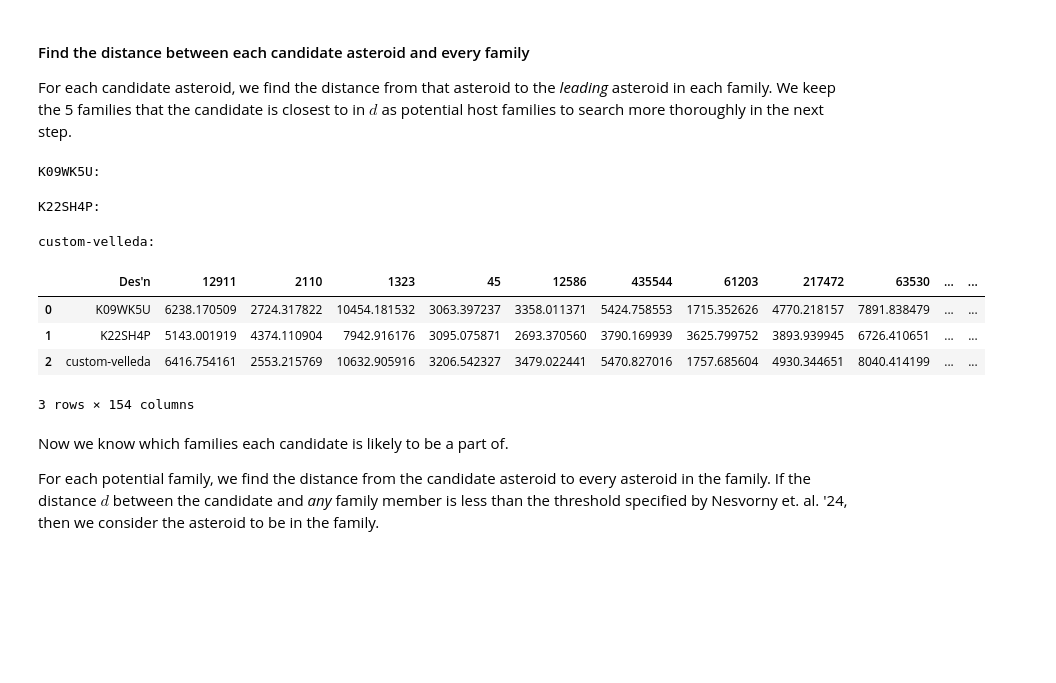
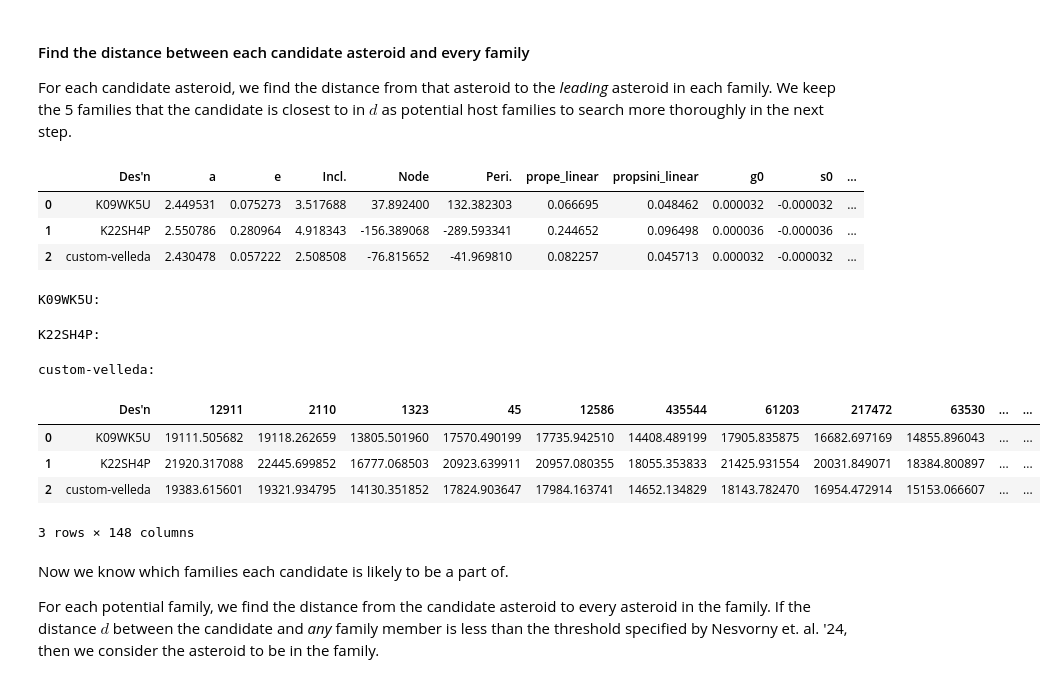
Before and after one commit to YangShen31/proper_elements_prediction, a Jupyter notebook: full_pipeline.ipynb, the cells around one changed output. Cells and saved outputs as stored; diff of their text form; code cells hidden in the pictures; blank space fills up the shorter version.

```diff
--- a/full_pipeline.ipynb
+++ b/full_pipeline.ipynb
@@ -163,7 +160,7 @@ merged_df
 | 2 | custom-velleda | 2.430478 | 0.057222 | 0.046103 | 3.058625 | 1.229569 |
 # %%
 # Load nesvorny dataset
-df = pd.read_csv("data/merged_elements.csv")
+df = pd.read_csv("data/nesvorny_catalog_dataset.csv")
 # Verify that we correctly integrated backwards
 # a and e should match the first row in the above table exactly, Incl., Node, and Peri. need to be converted from deg to rad to match
 df[df["Des'n"] == "K09WK5U"][['a', 'e', 'Incl.', 'Node', 'Peri.']]
@@ -200,12 +280,9 @@ merged_df['s0'] = s0_list
 # Step 3. Predict the Proper Elements
 # %%
 # Calculate feature vector for each asteroid
-merged_df["prope_h"] = np.abs(merged_df["prope_h"])
-merged_df["propsini_h"] = np.abs(merged_df["propsini_h"])
-
-node = merged_df["Node"]
-peri = merged_df["Peri."]
-inc = merged_df["Incl."]
+node = np.deg2rad(merged_df["Node"])
+peri = np.deg2rad(merged_df["Peri."])
+inc = np.deg2rad(merged_df["Incl."])
 
 merged_df["ecospo"] = merged_df["e"] * np.cos(node + peri)
 merged_df["esinpo"] = merged_df["e"] * np.sin(node + peri)
@@ -219,11 +296,11 @@ final_model_inc = xgb.XGBRegressor()
 final_model_inc.load_model("data/models/best_model_inc_final.xgb")
 # %%
 # Use models to estimate proper elements, which will be stored in "pred_e" and "pred_sini"
-features_e = ['sinicosO', 'sinisinO', 'ecospo', 'esinpo', 'a', 'prope_h']
-features_inc = ['sinicosO', 'sinisinO', 'ecospo', 'esinpo', 'a', 'propsini_h']
+features_e = ['sinicosO', 'sinisinO', 'ecospo', 'esinpo', 'a', 'prope_linear']
+features_inc = ['sinicosO', 'sinisinO', 'ecospo', 'esinpo', 'a', 'propsini_linear']
 
 dele = final_model_e.predict(merged_df[features_e])
 delsini = final_model_inc.predict(merged_df[features_inc])
 
 merged_df["pred_e"] = merged_df["e"] + dele
-merged_df["pred_sini"] = np.sin(merged_df["Incl."]) + delsini
+merged_df["pred_sini"] = np.sin(np.deg2rad(merged_df["Incl."])) + delsini
@@ -338,9 +429,16 @@ for family_number, file_path in family_file_map.items():
 #### Find the distance between each candidate asteroid and every family
 
 For each candidate asteroid, we find the distance from that asteroid to the *leading* asteroid in each family. We keep the 5 families that the candidate is closest to in $d$ as potential host families to search more thoroughly in the next step.
+# %%
+merged_df.head()
+# %% [output]
+|  | Des'n | a | e | Incl. | Node | Peri. | prope_linear | propsini_linear | g0 | s0 | ... |
+| 0 | K09WK5U | 2.449531 | 0.075273 | 3.517688 | 37.892400 | 132.382303 | 0.066695 | 0.048462 | 0.000032 | -0.000032 | ... |
+| 1 | K22SH4P | 2.550786 | 0.280964 | 4.918343 | -156.389068 | -289.593341 | 0.244652 | 0.096498 | 0.000036 | -0.000036 | ... |
+| 2 | custom-velleda | 2.430478 | 0.057222 | 2.508508 | -76.815652 | -41.969810 | 0.082257 | 0.045713 | 0.000032 | -0.000032 | ... |
 # %%
 # array to store potential families for each candidate
-family_nos = [''] * len(filenames)
+family_nos = []
 distances = []
 
 # loop through candidates
@@ -355,12 +453,11 @@ for i in range(len(merged_df)):
 	dists = []
 	dists.append(ast["Des'n"]) # add the asteroid designator as the first column
 	print(str(ast["Des'n"])+":")
-	for i,filename in enumerate(tqdm(filenames)):
+	for j,filename in enumerate(tqdm(filenames)):
 		# Load the family
 		df_family = pd.read_csv(filename, header=None, names=['propa', 'prope', 'propsini', 'g', 's', 'H',
 				'NumOpps', 'PackedName', 'UnpackedName'])
 		family_number = str(filename).split("/")[-1].split(".")[0].split("_")[1]
-		family_nos[i] = family_number
 
 		# get the designator of the leading asteroid (which we assume is the first)
 		desn = df_family.iloc[0, 7]
@@ -368,37 +465,40 @@ for i in range(len(merged_df)):
 			desn = int(desn)
 
 		# get the leading nbody proper elements of the leading asteroid
 		ast_f = df[df["Des'n"] == desn]
 
 		if ast_f.empty:
 			continue
 
 		# find the distance to the family and save in `pairs`
 		da = ast_f['a'].values[0] - ast_a
 		de = ast_f['prope'].values[0] - ast_prope
 		dsini = ast_f['propsini'].values[0] - ast_propsini
 
 		d = calculate_d(ast_a, da, de, dsini)
 
 		# save the distance to the ith family
 		dists.append(d)
 
+		if i == 0:
+			family_nos.append(family_number)
+
 	# save the distances from this asteroid to all families
 	distances.append(dists)
 
 fam_dists_df = pd.DataFrame(distances, columns=["Des'n"]+family_nos)
 # columns are distances to families
 # rows are candidate asteroids
 fam_dists_df
 # %% [output]
 K09WK5U:
 K22SH4P:
 custom-velleda:
 |  | Des'n | 12911 | 2110 | 1323 | 45 | 12586 | 435544 | 61203 | 217472 | 63530 | ... | ... |
-| 0 | K09WK5U | 6238.170509 | 2724.317822 | 10454.181532 | 3063.397237 | 3358.011371 | 5424.758553 | 1715.352626 | 4770.218157 | 7891.838479 | ... | ... |
-| 1 | K22SH4P | 5143.001919 | 4374.110904 | 7942.916176 | 3095.075871 | 2693.370560 | 3790.169939 | 3625.799752 | 3893.939945 | 6726.410651 | ... | ... |
-| 2 | custom-velleda | 6416.754161 | 2553.215769 | 10632.905916 | 3206.542327 | 3479.022441 | 5470.827016 | 1757.685604 | 4930.344651 | 8040.414199 | ... | ... |
+| 0 | K09WK5U | 19111.505682 | 19118.262659 | 13805.501960 | 17570.490199 | 17735.942510 | 14408.489199 | 17905.835875 | 16682.697169 | 14855.896043 | ... | ... |
+| 1 | K22SH4P | 21920.317088 | 22445.699852 | 16777.068503 | 20923.639911 | 20957.080355 | 18055.353833 | 21425.931554 | 20031.849071 | 18384.800897 | ... | ... |
+| 2 | custom-velleda | 19383.615601 | 19321.934795 | 14130.351852 | 17824.903647 | 17984.163741 | 14652.134829 | 18143.782470 | 16954.472914 | 15153.066607 | ... | ... |
-3 rows × 154 columns
+3 rows × 148 columns
 # %% [markdown]
 Now we know which families each candidate is likely to be a part of.
 
```
Also changed, not shown: parts of 10 cells of this notebook.
